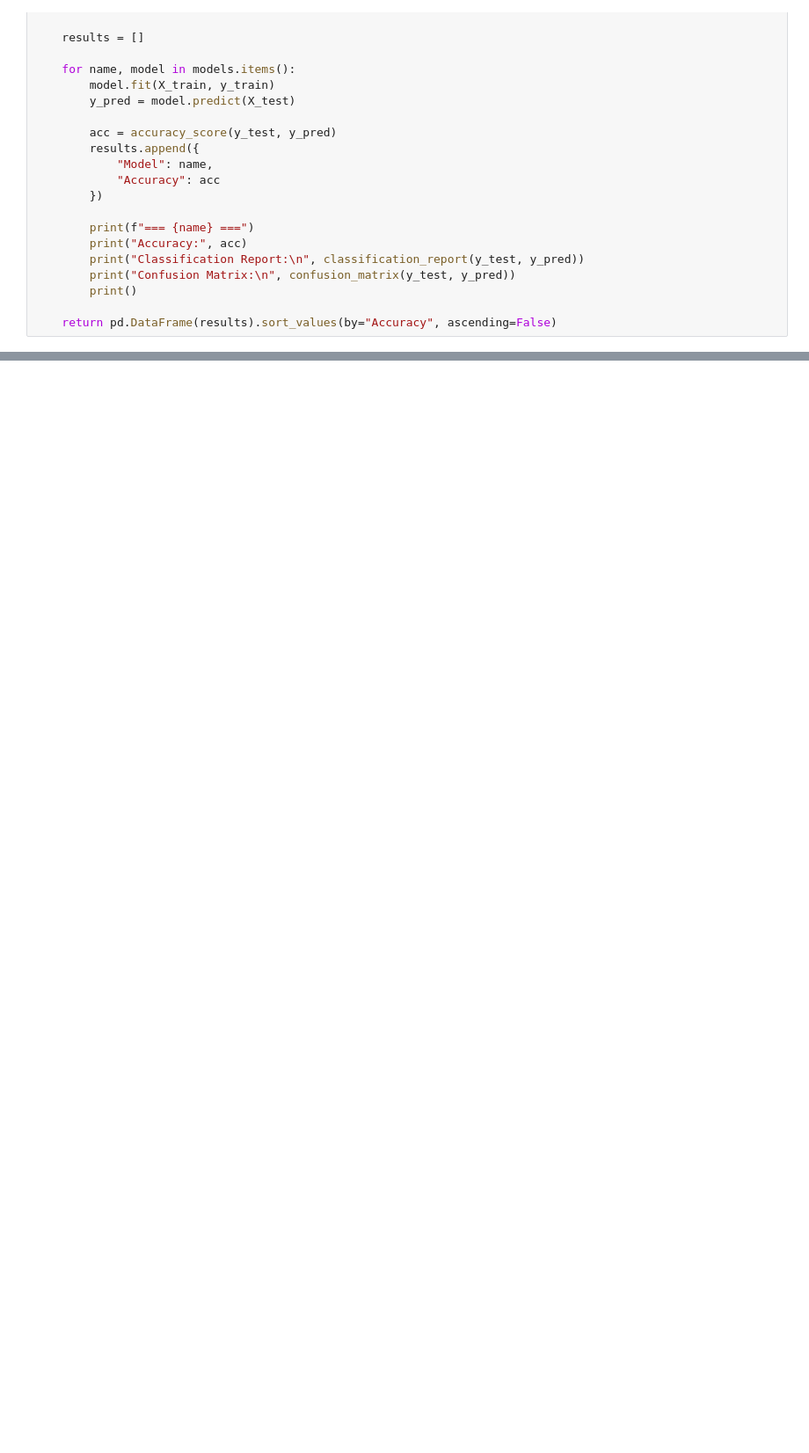
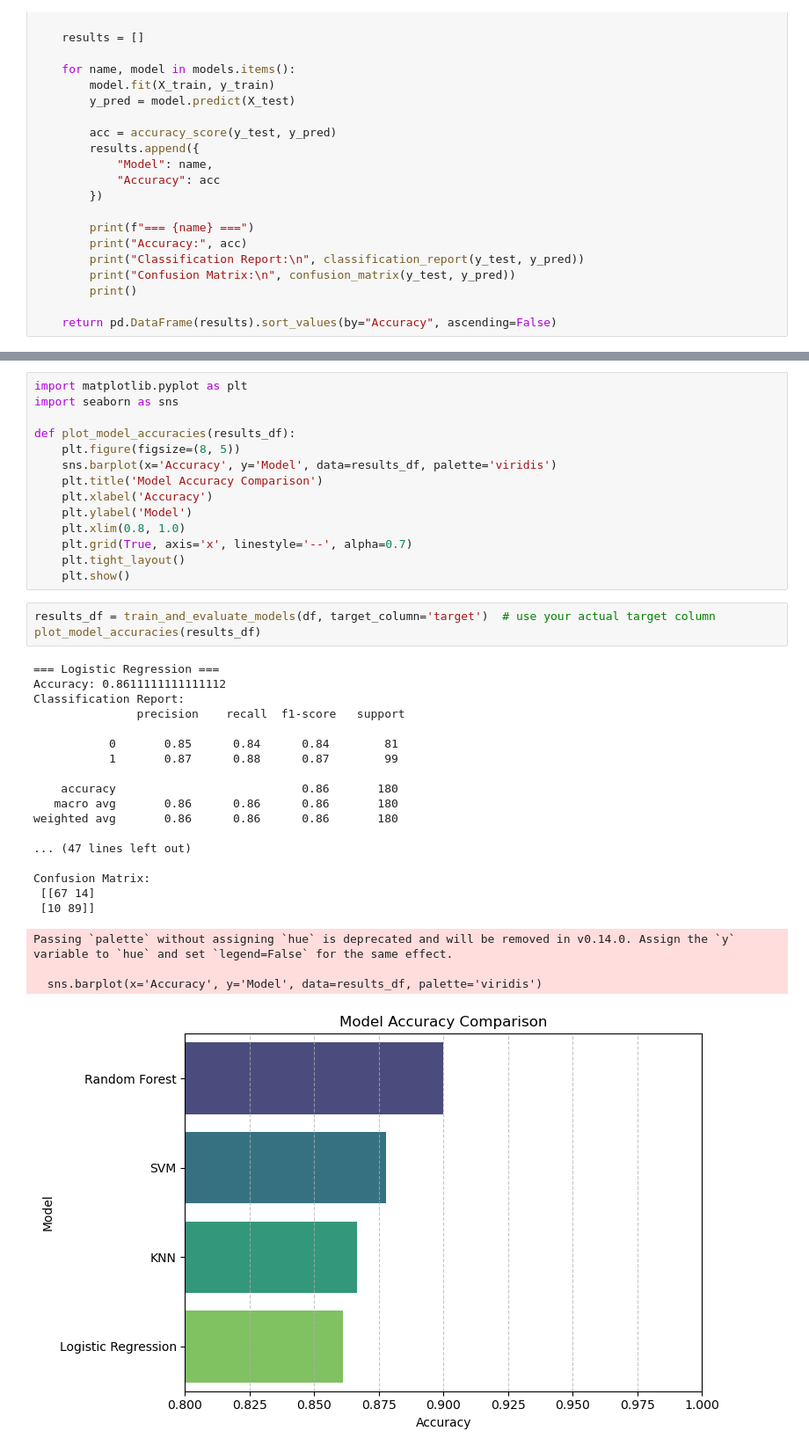
Before and after one commit to tanmmayyy/detect_heart_disease, a Jupyter notebook: notebooks/model_train.ipynb, the cells around one changed output, grey strips where cells are left out. Shown at 88% size. Cells and saved outputs as stored; diff of their text form; blank space fills up the shorter version.

```diff
--- a/notebooks/model_train.ipynb
+++ b/notebooks/model_train.ipynb
@@ -71,0 +88,39 @@ ValueError: Unknown label type: continuous. Maybe you are trying to fit a classi
+# %%
+import matplotlib.pyplot as plt
+import seaborn as sns
+
+def plot_model_accuracies(results_df):
+    plt.figure(figsize=(8, 5))
+    sns.barplot(x='Accuracy', y='Model', data=results_df, palette='viridis')
+    plt.title('Model Accuracy Comparison')
+    plt.xlabel('Accuracy')
+    plt.ylabel('Model')
+    plt.xlim(0.8, 1.0)
+    plt.grid(True, axis='x', linestyle='--', alpha=0.7)
+    plt.tight_layout()
+    plt.show()
+# %%
+results_df = train_and_evaluate_models(df, target_column='target')  # use your actual target column
+plot_model_accuracies(results_df)
+# %% [output]
+=== Logistic Regression ===
+Accuracy: 0.8611111111111112
+Classification Report:
+               precision    recall  f1-score   support
+
+           0       0.85      0.84      0.84        81
+           1       0.87      0.88      0.87        99
+
+    accuracy                           0.86       180
+   macro avg       0.86      0.86      0.86       180
+weighted avg       0.86      0.86      0.86       180
+
+... (47 lines left out)
+
+Confusion Matrix:
+ [[67 14]
+ [10 89]]
+Passing `palette` without assigning `hue` is deprecated and will be removed in v0.14.0. Assign the `y` variable to `hue` and set `legend=False` for the same effect.
+
+  sns.barplot(x='Accuracy', y='Model', data=results_df, palette='viridis')
+[figure, added]
```
Also changed, not shown: parts of 2 cells of this notebook, 1 other file.
